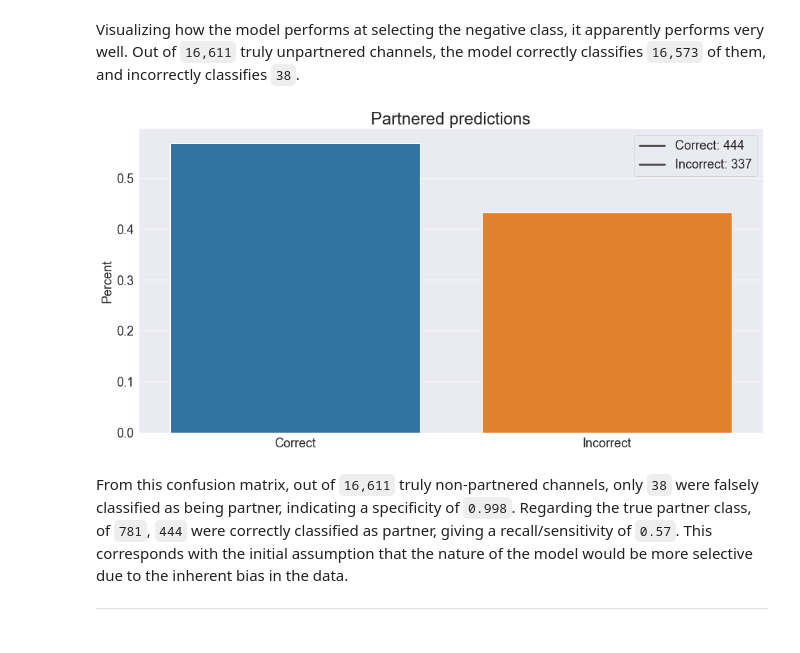
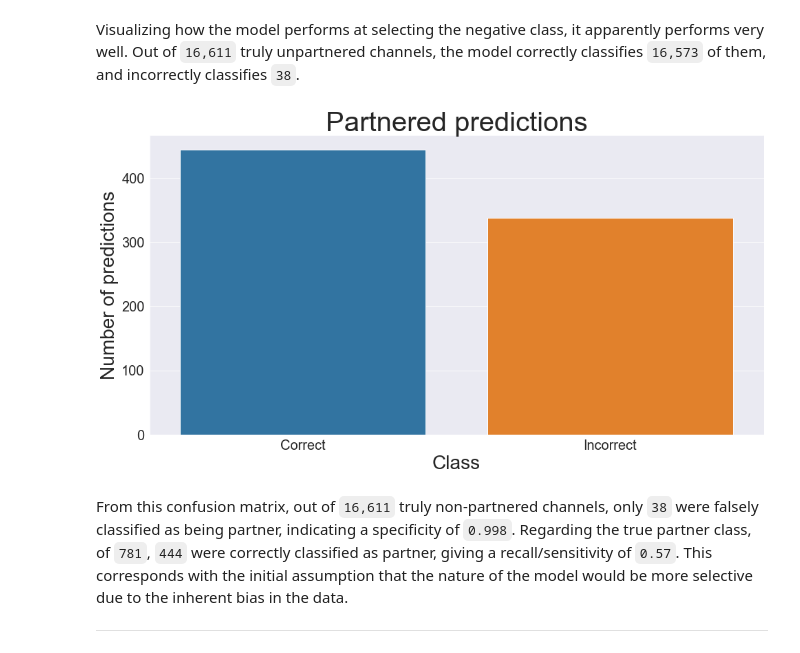
Before and after one commit to griffinhundley/streamer-analysis, a Jupyter notebook: notebooks/final-notebook.ipynb, the cells around one changed output. Drawn from its saved outputs; the diff is of its cells as text; code cells hidden in the pictures.

Commit message:
updated images

```diff
--- a/notebooks/final-notebook.ipynb
+++ b/notebooks/final-notebook.ipynb
@@ -281,16 +281,16 @@ ax.legend([f'Correct: {tn}', f'Incorrect: {fp}'], fontsize = 18);
 Visualizing how the model performs at selecting the negative class, it apparently performs very well.  Out of `16,611` truly unpartnered channels, the model correctly classifies `16,573` of them, and incorrectly classifies `38`.
 # %%
 fig, ax = plt.subplots(figsize = (16,8))
-ax.set_title('Partnered predictions', fontsize = 24)
-ax.tick_params(labelsize = 18)
-ax.set_ylabel('Percent', fontsize = 18)
+ax.set_title('Partnered predictions', fontsize = 40)
+ax.tick_params(labelsize = 20)
+ax.set_ylabel('Number of predictions', fontsize = 28)
+ax.set_xlabel('Class', fontsize = 28)
 sns.barplot(x = ['Correct', 'Incorrect'],
-            y = [tp/(tp+fn),fn/(tp+fn)])
-ax.legend([f'Correct: {tp}', f'Incorrect: {fn}'], fontsize = 18);
-# fig.savefig('../images/positive_class.png',
-#             bbox_inches='tight')
+            y = [tp,fn])
+fig.savefig('../images/positive_class.png',
+            bbox_inches='tight')
 # %% [output]
-[figure, old version]
+[figure, new version]
 # %% [markdown]
 From this confusion matrix, out of `16,611` truly non-partnered channels, only `38` were falsely classified as being partner, indicating a specificity of `0.998`. Regarding the true partner class, of `781`, `444` were correctly classified as partner, giving a recall/sensitivity of `0.57`. This corresponds with the initial assumption that the nature of the model would be more selective due to the inherent bias in the data.
 ***
```
Also changed, not shown: parts of 4 cells of this notebook, 14 other files.
